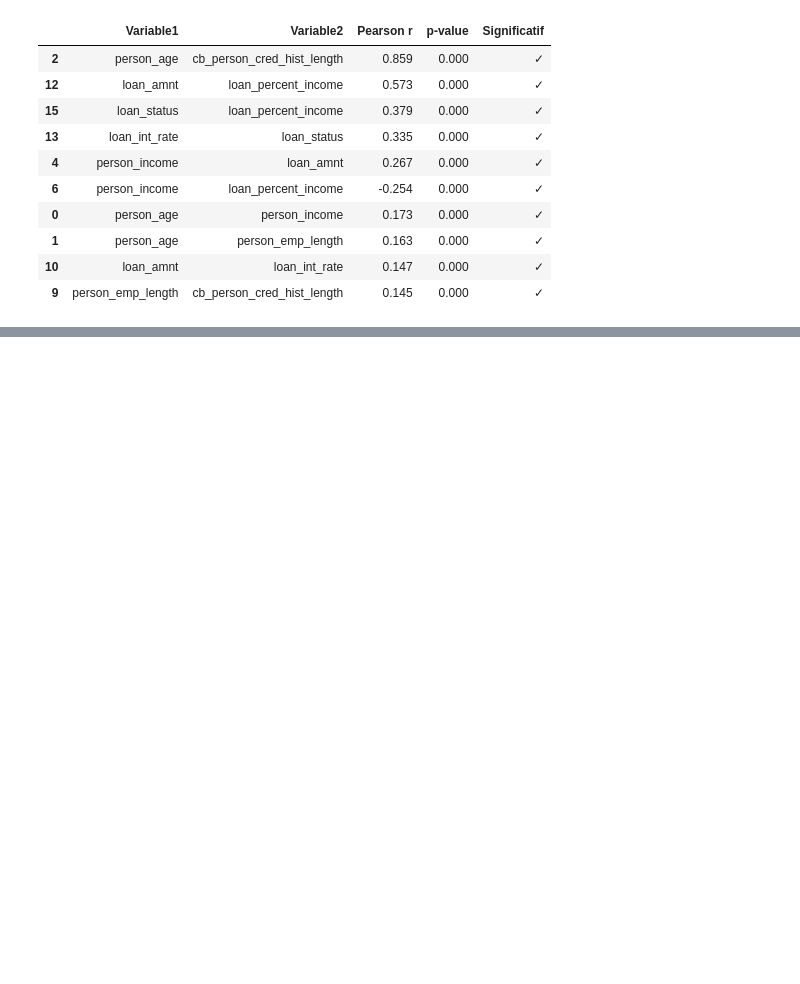
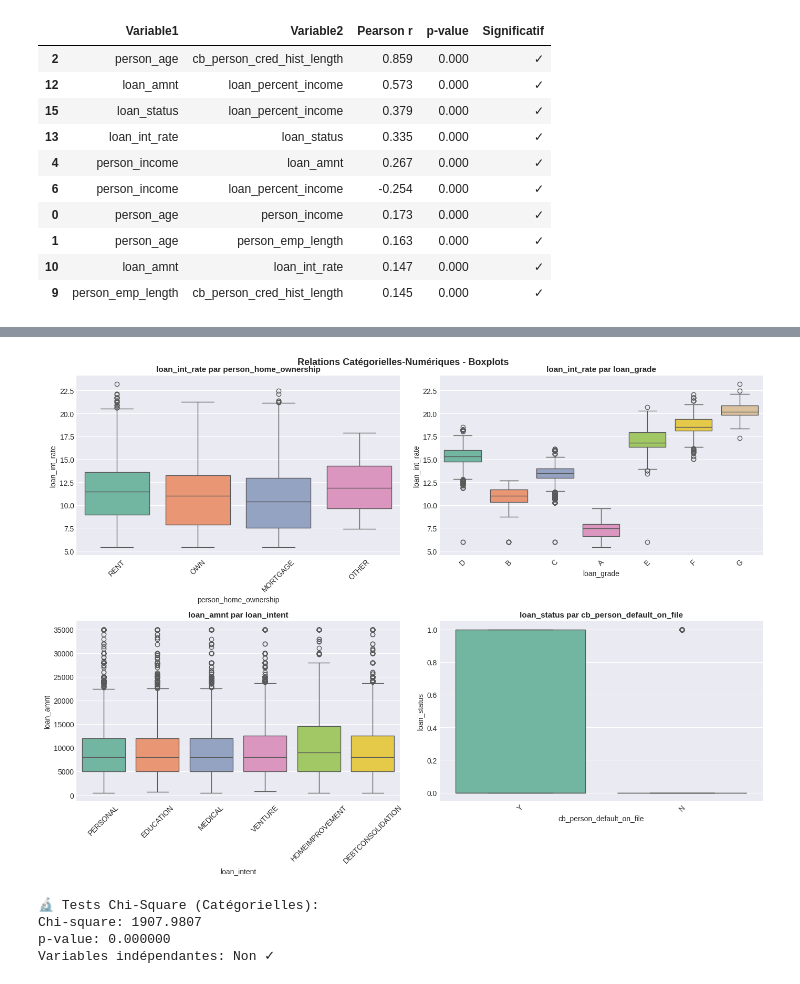
Before and after one commit to newdevdima/newdevdima.github.io, a Jupyter notebook: Bienvenue_dans_Colab.ipynb, the cells around one changed output, grey strips where cells are left out. Cells and saved outputs as stored; diff of their text form; code cells hidden in the pictures; blank space fills up the shorter version.

```diff
--- a/Bienvenue_dans_Colab.ipynb
+++ b/Bienvenue_dans_Colab.ipynb
@@ -528,0 +580,38 @@ cb_person_cred_hist_length               -0.037                       1.000
+# %%
+# Analyse numérique vs catégorielles
+fig, axes = plt.subplots(2, 2, figsize=(14, 10))
+axes = axes.ravel()
+
+cat_numeric_pairs = [
+    ('person_home_ownership', 'loan_int_rate'),
+    ('loan_grade', 'loan_int_rate'),
+    ('loan_intent', 'loan_amnt'),
+    ('cb_person_default_on_file', 'loan_status')
+]
+
+for idx, (cat, num) in enumerate(cat_numeric_pairs):
+    if cat in categorical_cols and num in numeric_cols:
+        sns.boxplot(x=cat, y=num, data=df, ax=axes[idx], palette='Set2')
+        axes[idx].set_title(f'{num} par {cat}', fontsize=11, fontweight='bold')
+        axes[idx].tick_params(axis='x', rotation=45)
+
+plt.tight_layout()
+plt.suptitle('Relations Catégorielles-Numériques - Boxplots',
+             fontsize=13, fontweight='bold', y=1.00)
+plt.show()
+
+# Chi-square test pour catégorielles
+print("\n🔬 Tests Chi-Square (Catégorielles):")
+from scipy.stats import chi2_contingency
+
+contingency = pd.crosstab(df['person_home_ownership'], df['loan_status'])
+chi2, p_val, dof, expected = chi2_contingency(contingency)
+print(f"Chi-square: {chi2:.4f}")
+print(f"p-value: {p_val:.6f}")
+print(f"Variables indépendantes: {'Non ✓' if p_val < 0.05 else 'Oui'}")
+# %% [output]
+[figure, added]
+🔬 Tests Chi-Square (Catégorielles):
+Chi-square: 1907.9807
+p-value: 0.000000
+Variables indépendantes: Non ✓
```
Also changed, not shown: parts of 2 cells of this notebook.
